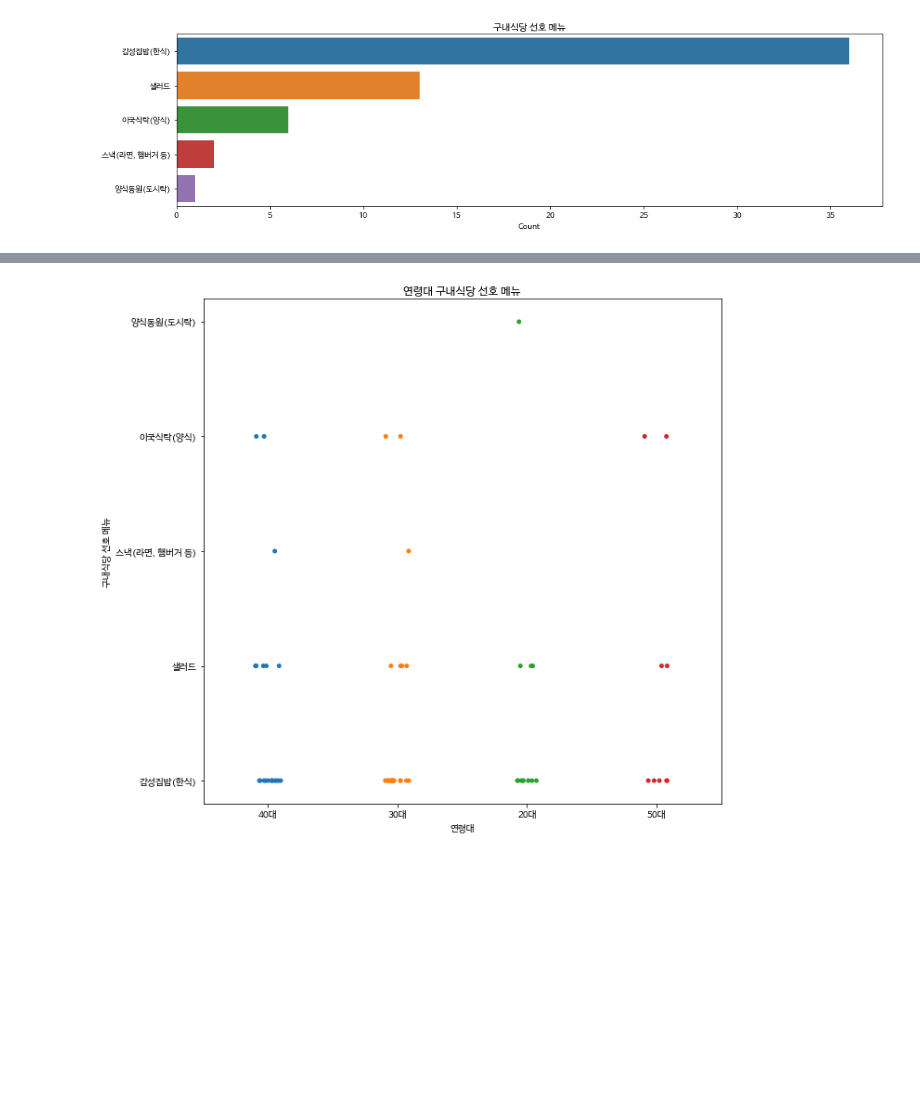
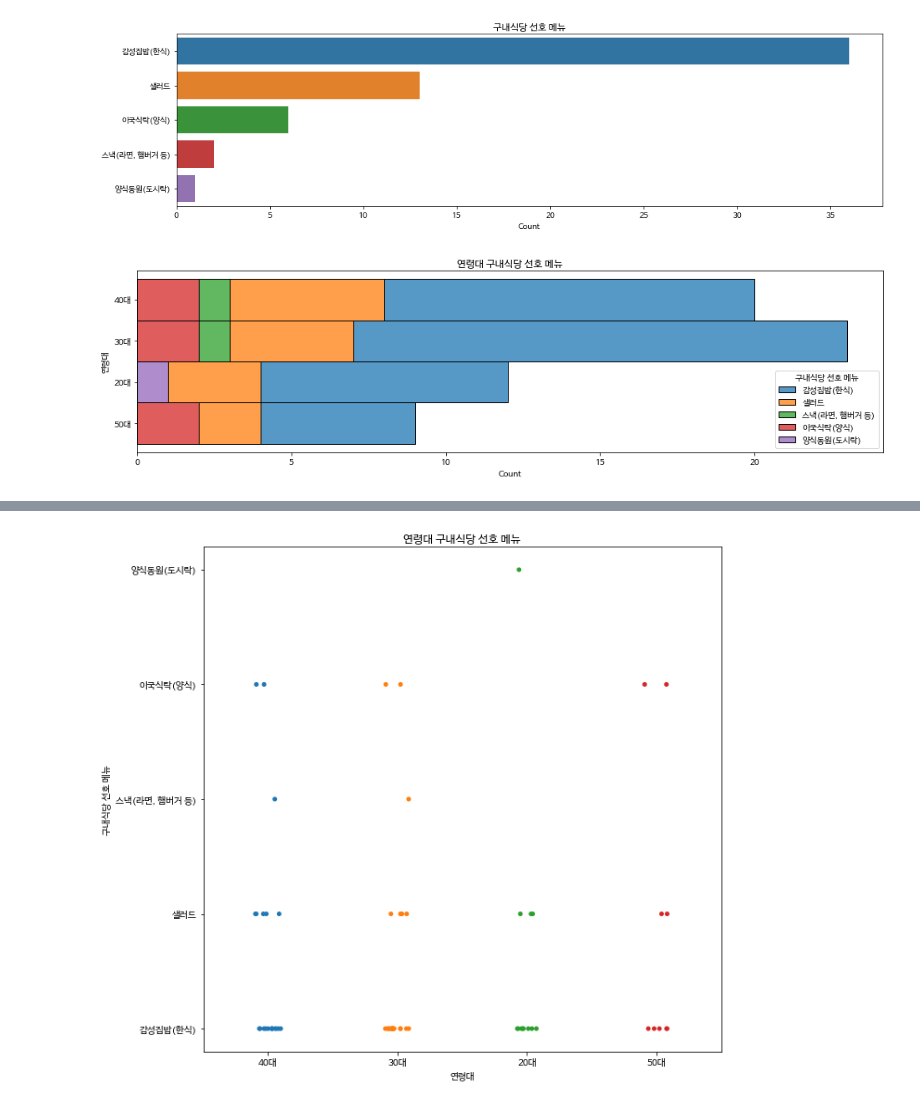
Before and after one commit to heokwon/Survey-Analysis, a Jupyter notebook: Survey_data_visualization.ipynb, the cells around one changed output, grey strips where cells are left out. Saved outputs shown, nothing was run; the diff lists cells and outputs as text; code cells hidden in the pictures; blank space fills up the shorter version.

Commit message:
Visualizing

```diff
--- a/Survey_data_visualization.ipynb
+++ b/Survey_data_visualization.ipynb
@@ -100,3 +100,15 @@ excel = "./re_NH_Survey.xlsx"
 bar_plot(excel,"구내식당 선호 메뉴", figsize=(16,4))
 # %% [output]
 [figure]
+# %%
+def hist_plot(excel_path, age_group, column_name, figsize=(10,8)):
+    df = pd.read_excel(excel_path)
+    plt.figure(figsize=figsize)
+    plt.title(age_group+' '+column_name)
+
+    sns.histplot(data=df, y=age_group, hue=column_name, multiple="stack")
+# %%
+excel='/content/re_NH_Survey.xlsx'
+hist_plot(excel,'연령대','구내식당 선호 메뉴',(16,4))
+# %% [output]
+[figure, added]
```
Also changed, not shown: parts of 2 cells of this notebook.
